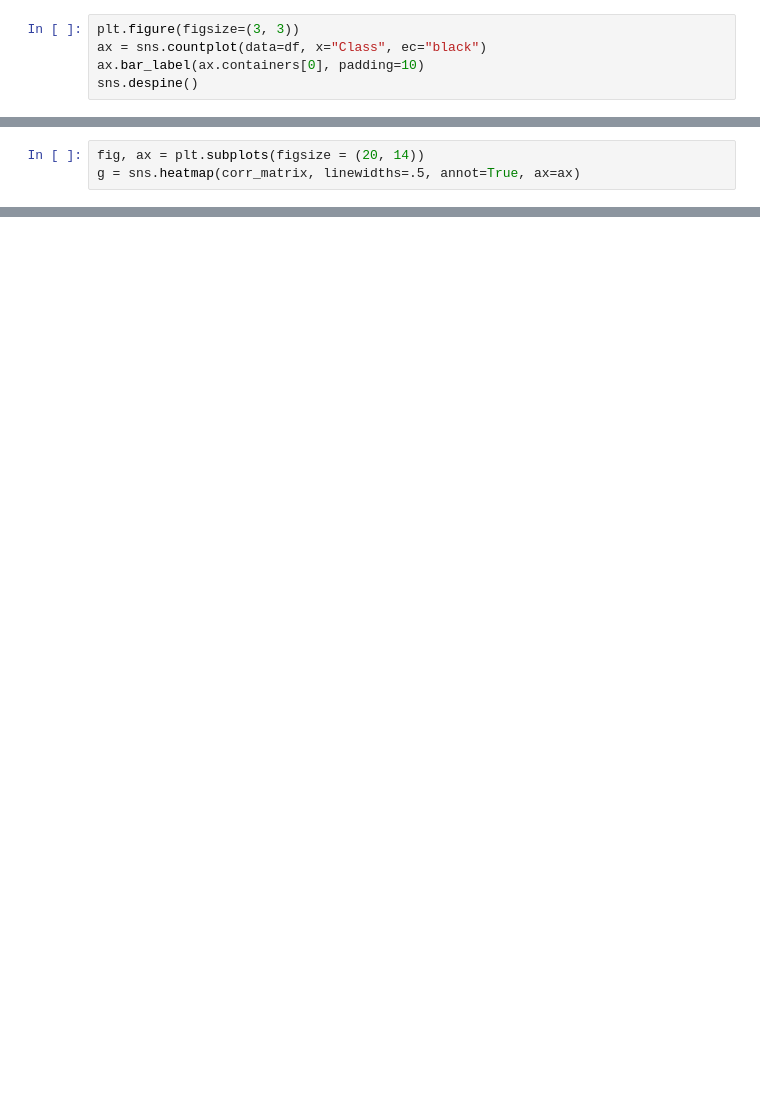
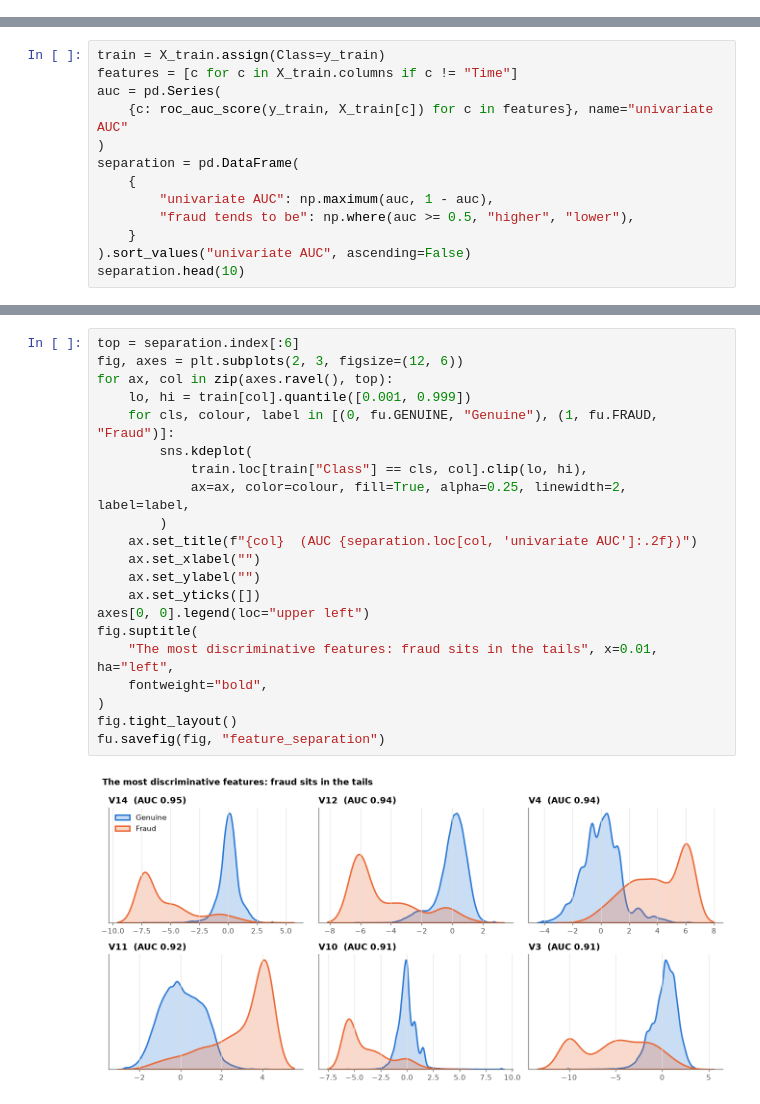
Before and after one commit to rodferro/creditcardfraud, a Jupyter notebook: creditcard.ipynb, the cells around one changed output, grey strips where cells are left out. Cells and saved outputs as stored; diff of their text form; blank space fills up the shorter version.

```diff
--- a/creditcard.ipynb
+++ b/creditcard.ipynb
@@ -84,5 +0,0 @@ To begin with, this is a classification problem with a highly imbalanced dataset
-# %%
-plt.figure(figsize=(3, 3))
-ax = sns.countplot(data=df, x="Class", ec="black")
-ax.bar_label(ax.containers[0], padding=10)
-sns.despine()
@@ -130,3 +0,0 @@ corr_matrix = df.corr().round(2)
-# %%
-fig, ax = plt.subplots(figsize = (20, 14))
-g = sns.heatmap(corr_matrix, linewidths=.5, annot=True, ax=ax)
@@ -670,0 +167,13 @@ The model performed way better than our baseline. Even with the imbalanced data,
+# %%
+train = X_train.assign(Class=y_train)
+features = [c for c in X_train.columns if c != "Time"]
+auc = pd.Series(
+    {c: roc_auc_score(y_train, X_train[c]) for c in features}, name="univariate AUC"
+)
+separation = pd.DataFrame(
+    {
+        "univariate AUC": np.maximum(auc, 1 - auc),
+        "fraud tends to be": np.where(auc >= 0.5, "higher", "lower"),
+    }
+).sort_values("univariate AUC", ascending=False)
+separation.head(10)
@@ -670,0 +192,23 @@ The model performed way better than our baseline. Even with the imbalanced data,
+# %%
+top = separation.index[:6]
+fig, axes = plt.subplots(2, 3, figsize=(12, 6))
+for ax, col in zip(axes.ravel(), top):
+    lo, hi = train[col].quantile([0.001, 0.999])
+    for cls, colour, label in [(0, fu.GENUINE, "Genuine"), (1, fu.FRAUD, "Fraud")]:
+        sns.kdeplot(
+            train.loc[train["Class"] == cls, col].clip(lo, hi),
+            ax=ax, color=colour, fill=True, alpha=0.25, linewidth=2, label=label,
+        )
+    ax.set_title(f"{col}  (AUC {separation.loc[col, 'univariate AUC']:.2f})")
+    ax.set_xlabel("")
+    ax.set_ylabel("")
+    ax.set_yticks([])
+axes[0, 0].legend(loc="upper left")
+fig.suptitle(
+    "The most discriminative features: fraud sits in the tails", x=0.01, ha="left",
+    fontweight="bold",
+)
+fig.tight_layout()
+fu.savefig(fig, "feature_separation")
+# %% [output]
+[figure, added]
```
Also changed, not shown: parts of 152 cells of this notebook, 32 other files.
